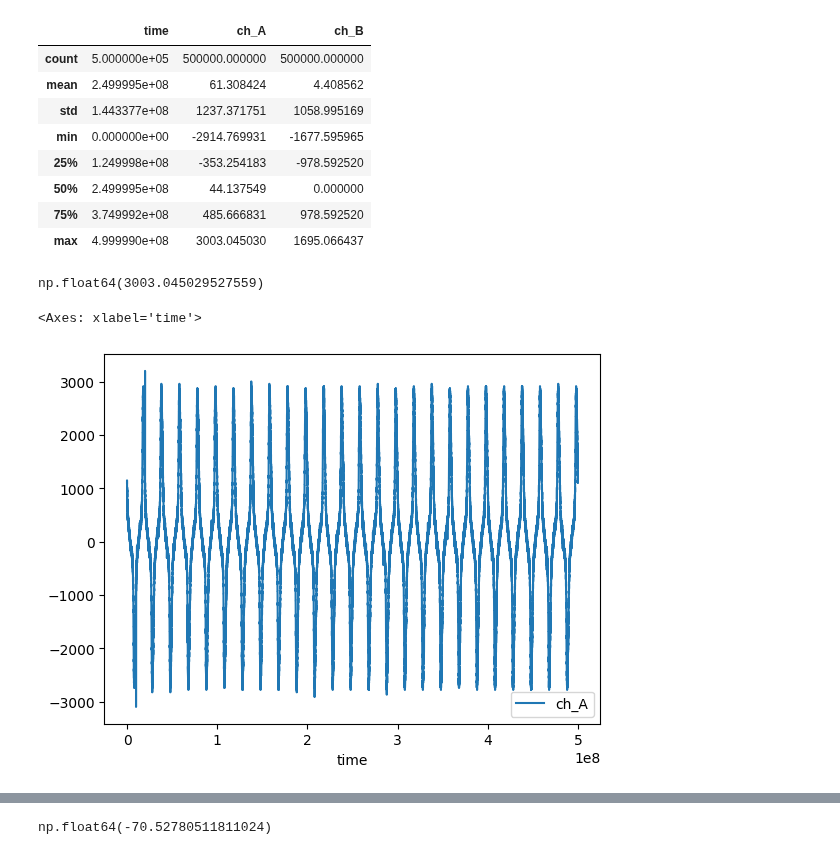
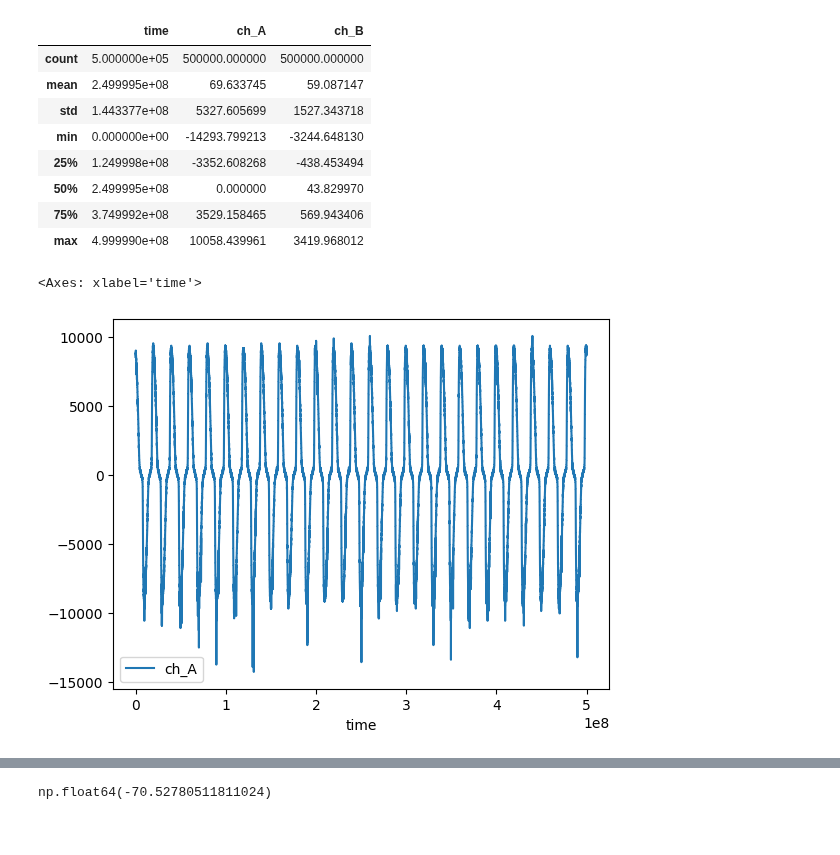
Before and after one commit to BuslaySt/Epstein, a Jupyter notebook: eps_test.ipynb, the cells around one changed output, grey strips where cells are left out. Saved outputs shown, nothing was run; the diff lists cells and outputs as text; code cells hidden in the pictures.

```diff
--- a/eps_test.ipynb
+++ b/eps_test.ipynb
@@ -4,29 +4,22 @@ from scipy import stats
 import numpy as np
 %matplotlib inline
 # %%
-filename = 'rawdata_2025-05-13_15-06@50Hz_1800mV.csv'
+filename = 'rawdata_2025-05-13_19-16@50Hz_3800mV.csv'
 data = pd.read_csv(filename, index_col=0)
 data.describe()
 # %% [output]
 |  | time | ch_A | ch_B |
 | count | 5.000000e+05 | 500000.000000 | 500000.000000 |
-| mean | 2.499995e+08 | 61.308424 | 4.408562 |
-| std | 1.443377e+08 | 1237.371751 | 1058.995169 |
-| min | 0.000000e+00 | -2914.769931 | -1677.595965 |
-| 25% | 1.249998e+08 | -353.254183 | -978.592520 |
-| 50% | 2.499995e+08 | 44.137549 | 0.000000 |
-| 75% | 3.749992e+08 | 485.666831 | 978.592520 |
-| max | 4.999990e+08 | 3003.045030 | 1695.066437 |
+| mean | 2.499995e+08 | 69.633745 | 59.087147 |
+| std | 1.443377e+08 | 5327.605699 | 1527.343718 |
+| min | 0.000000e+00 | -14293.799213 | -3244.648130 |
+| 25% | 1.249998e+08 | -3352.608268 | -438.453494 |
+| 50% | 2.499995e+08 | 0.000000 | 43.829970 |
+| 75% | 3.749992e+08 | 3529.158465 | 569.943406 |
+| max | 4.999990e+08 | 10058.439961 | 3419.968012 |
-# %%
-data.loc[10001].ch_A = -3100
-data.loc[20001].ch_A = 3200
-# %%
-data.ch_A.abs().max()
-# %% [output]
-np.float64(3003.045029527559)
 # %%
-df.plot(x='time', y=['ch_A'])
+data.plot(x='time', y=['ch_A'])
 # %% [output]
 <Axes: xlabel='time'>
-[figure, old version]
+[figure, new version]
 # %%
```
Also changed, not shown: parts of 5 cells of this notebook.
